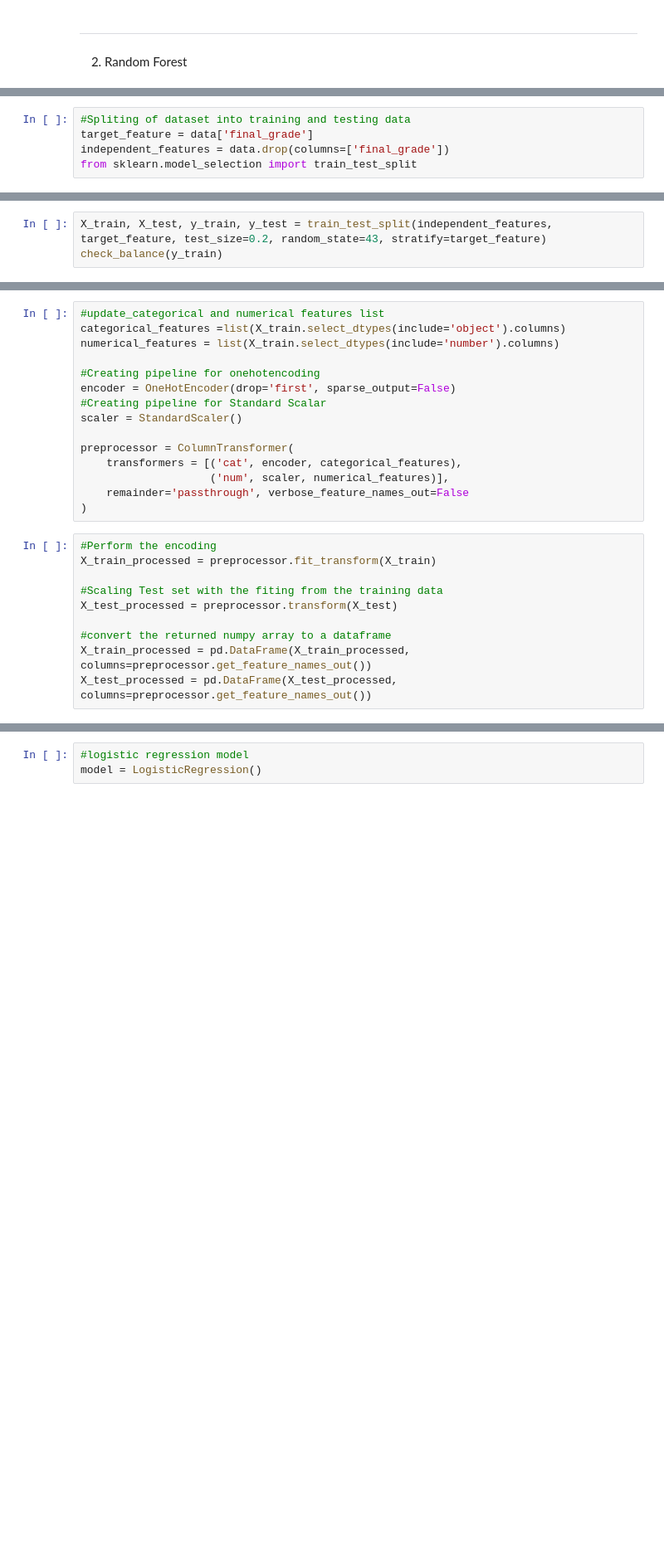
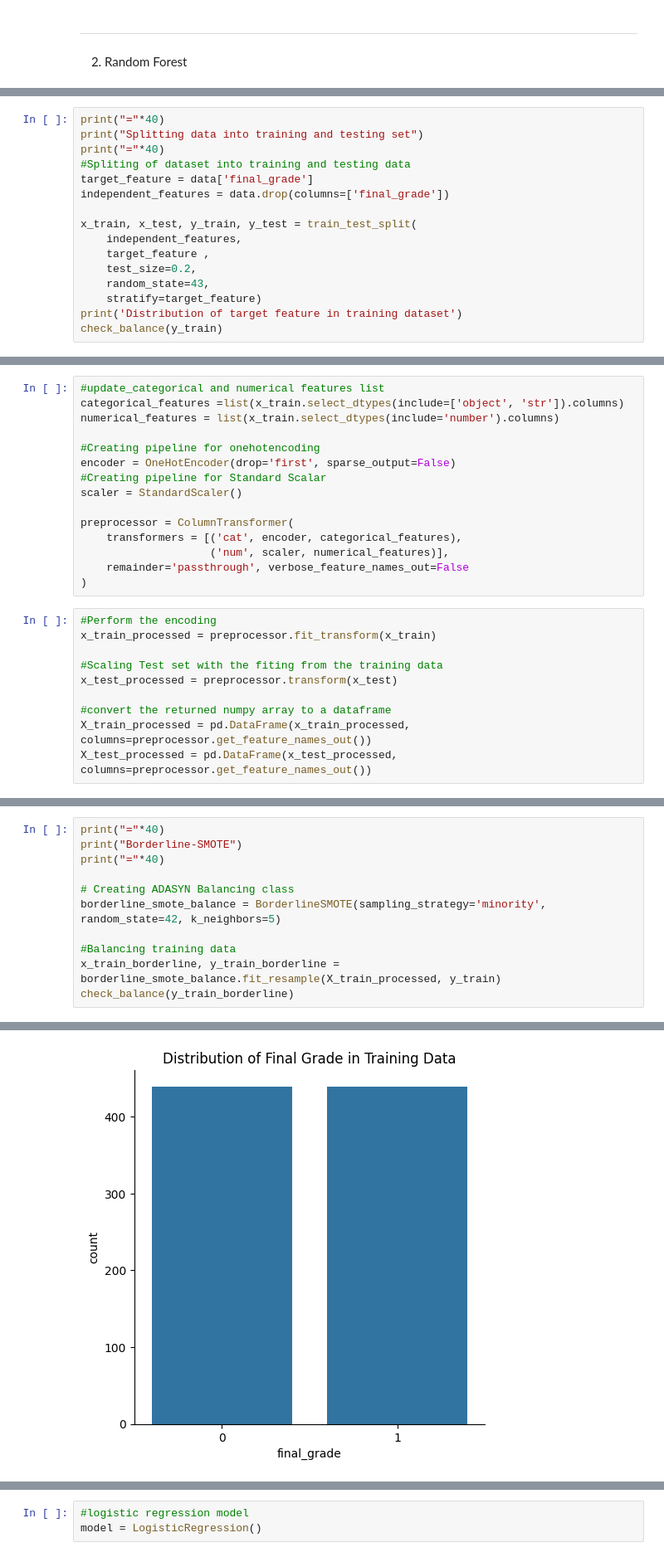
Before and after one commit to AdiBoye/machine_learning_capstone_project, a Jupyter notebook: src/Machine_Learning_Group.ipynb, the cells around one changed output, grey strips where cells are left out. Shown at 83% size. Cells and saved outputs as stored; diff of their text form; blank space fills up the shorter version.

```diff
--- a/src/Machine_Learning_Group.ipynb
+++ b/src/Machine_Learning_Group.ipynb
@@ -764,5 +803,16 @@ Afterwards the training data will be preprocessed further by balancing the data
 # %%
+print("="*40)
+print("Splitting data into training and testing set")
+print("="*40)
 #Spliting of dataset into training and testing data
 target_feature = data['final_grade']
 independent_features = data.drop(columns=['final_grade'])
-from sklearn.model_selection import train_test_split
+
+x_train, x_test, y_train, y_test = train_test_split(
+    independent_features,
+    target_feature ,
+    test_size=0.2,
+    random_state=43,
+    stratify=target_feature)
+print('Distribution of target feature in training dataset')
+check_balance(y_train)
@@ -769,4 +829 @@ from sklearn.model_selection import train_test_split
-# %%
-X_train, X_test, y_train, y_test = train_test_split(independent_features, target_feature, test_size=0.2, random_state=43, stratify=target_feature)
-check_balance(y_train)
 # %% [markdown]
@@ -779,7 +833,7 @@ check_balance(y_train)
 # %%
 #update_categorical and numerical features list
-categorical_features =list(X_train.select_dtypes(include='object').columns)
-numerical_features = list(X_train.select_dtypes(include='number').columns)
+categorical_features =list(x_train.select_dtypes(include=['object', 'str']).columns)
+numerical_features = list(x_train.select_dtypes(include='number').columns)
 
 #Creating pipeline for onehotencoding
 encoder = OneHotEncoder(drop='first', sparse_output=False)
@@ -793,11 +847,11 @@ preprocessor = ColumnTransformer(
 )
 # %%
 #Perform the encoding
-X_train_processed = preprocessor.fit_transform(X_train)
+x_train_processed = preprocessor.fit_transform(x_train)
 
 #Scaling Test set with the fiting from the training data
-X_test_processed = preprocessor.transform(X_test)
+x_test_processed = preprocessor.transform(x_test)
 
 #convert the returned numpy array to a dataframe
-X_train_processed = pd.DataFrame(X_train_processed, columns=preprocessor.get_feature_names_out())
-X_test_processed = pd.DataFrame(X_test_processed, columns=preprocessor.get_feature_names_out())
+X_train_processed = pd.DataFrame(x_train_processed, columns=preprocessor.get_feature_names_out())
+X_test_processed = pd.DataFrame(x_test_processed, columns=preprocessor.get_feature_names_out())
@@ -833,0 +909,12 @@ check_balance(y_train_adasyn)
+# %%
+print("="*40)
+print("Borderline-SMOTE")
+print("="*40)
+
+# Creating ADASYN Balancing class
+borderline_smote_balance = BorderlineSMOTE(sampling_strategy='minority', random_state=42, k_neighbors=5)
+
+#Balancing training data
+x_train_borderline, y_train_borderline = borderline_smote_balance.fit_resample(X_train_processed, y_train)
+check_balance(y_train_borderline)
+# %% [output]
@@ -833,0 +928 @@ check_balance(y_train_adasyn)
+[figure, added]
```
Also changed, not shown: parts of 46 cells of this notebook.
